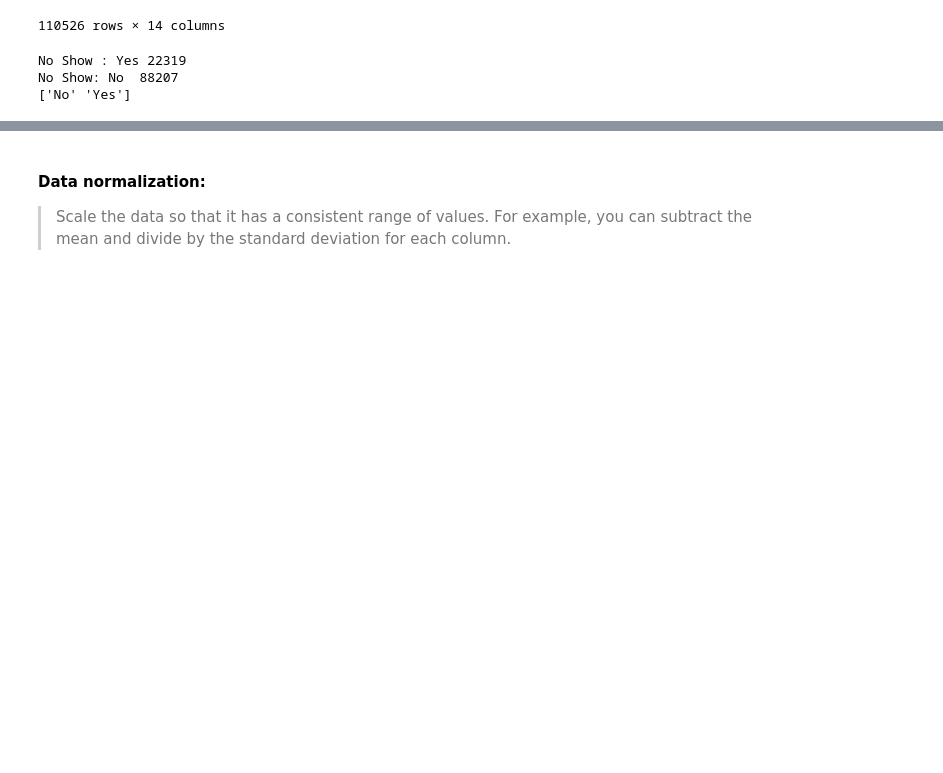
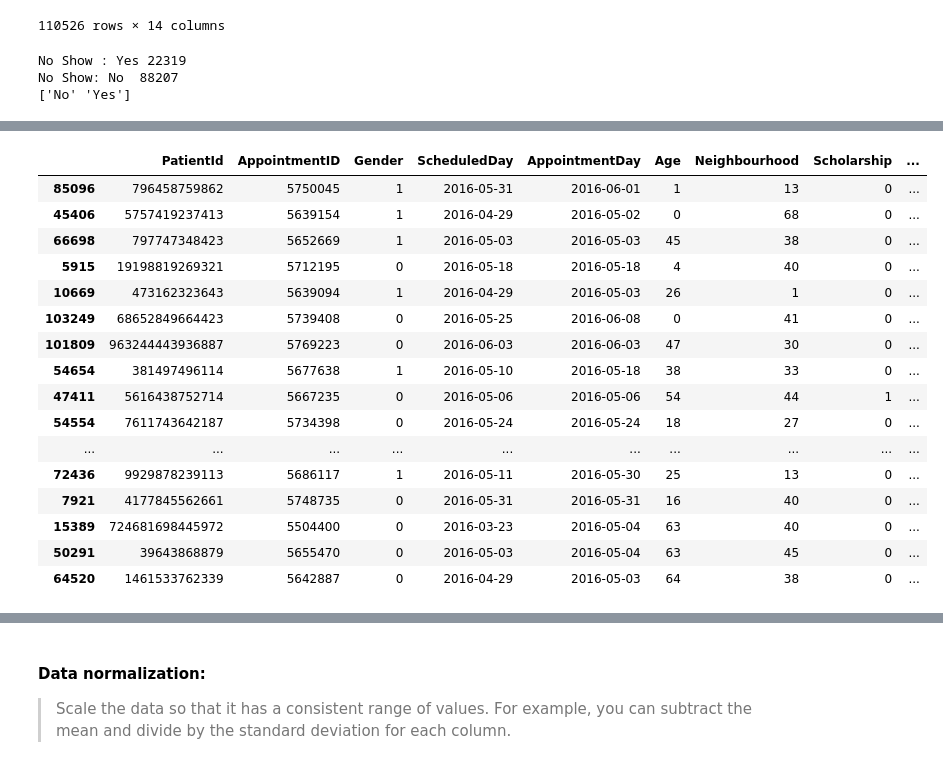
Before and after one commit to philipobiorah/no_show_appointments, a Jupyter notebook: No_show_appointments.ipynb, the cells around one changed output, grey strips where cells are left out. Drawn from its saved outputs; the diff is of its cells as text; code cells hidden in the pictures; blank space fills up the shorter version.

```diff
--- a/No_show_appointments.ipynb
+++ b/No_show_appointments.ipynb
@@ -348,0 +421,4 @@ No Show: No  88207
+# %%
+#Extract date from ScheduledDay and AppointmentDay
+df_clean['ScheduledDay'] = df_clean['ScheduledDay'].dt.date
+df_clean['AppointmentDay'] = df_clean['AppointmentDay'].dt.date
@@ -348,0 +443,6 @@ No Show: No  88207
+# %%
+# Encode categorical variables
+
+label_encoder = LabelEncoder()
+df_clean['Gender'] = label_encoder.fit_transform(df_clean['Gender'])
+df_clean['Neighbourhood'] = label_encoder.fit_transform(df_clean['Neighbourhood'])
@@ -348,0 +519,48 @@ No Show: No  88207
+# %%
+
+
+# Extract the `ScheduledDay` and `AppointmentDay` columns
+scheduled_day = pd.to_datetime(df_clean['ScheduledDay'])
+appointment_day = pd.to_datetime(df_clean['AppointmentDay'])
+
+# Calculate the difference between the two dates
+diff_days = (appointment_day - scheduled_day).dt.days
+
+# Create a new feature called `DaysUntilAppointment`
+df_clean['DaysUntilAppointment'] = diff_days
+
+# Calculate the day of the week for both dates
+scheduled_day_weekday = scheduled_day.dt.weekday
+appointment_day_weekday = appointment_day.dt.weekday
+
+# Create two new features called `ScheduledDayWeekday` and `AppointmentDayWeekday`
+df_clean['ScheduledDayWeekday'] = scheduled_day_weekday
+df_clean['AppointmentDayWeekday'] = appointment_day_weekday
+
+# Calculate the time of day for both dates
+scheduled_day_time = scheduled_day.dt.time
+appointment_day_time = appointment_day.dt.time
+
+
+
+# Print the new features
+#print(df_clean[['DaysUntilAppointment', 'ScheduledDayWeekday', 'AppointmentDayWeekday', 'ScheduledDayTime', 'AppointmentDayTime']])
+df_clean.sample(20)
+# %% [output]
+|  | PatientId | AppointmentID | Gender | ScheduledDay | AppointmentDay | Age | Neighbourhood | Scholarship | ... |
+| 85096 | 796458759862 | 5750045 | 1 | 2016-05-31 | 2016-06-01 | 1 | 13 | 0 | ... |
+| 45406 | 5757419237413 | 5639154 | 1 | 2016-04-29 | 2016-05-02 | 0 | 68 | 0 | ... |
+| 66698 | 797747348423 | 5652669 | 1 | 2016-05-03 | 2016-05-03 | 45 | 38 | 0 | ... |
+| 5915 | 19198819269321 | 5712195 | 0 | 2016-05-18 | 2016-05-18 | 4 | 40 | 0 | ... |
+| 10669 | 473162323643 | 5639094 | 1 | 2016-04-29 | 2016-05-03 | 26 | 1 | 0 | ... |
+| 103249 | 68652849664423 | 5739408 | 0 | 2016-05-25 | 2016-06-08 | 0 | 41 | 0 | ... |
+| 101809 | 963244443936887 | 5769223 | 0 | 2016-06-03 | 2016-06-03 | 47 | 30 | 0 | ... |
+| 54654 | 381497496114 | 5677638 | 1 | 2016-05-10 | 2016-05-18 | 38 | 33 | 0 | ... |
+| 47411 | 5616438752714 | 5667235 | 0 | 2016-05-06 | 2016-05-06 | 54 | 44 | 1 | ... |
+| 54554 | 7611743642187 | 5734398 | 0 | 2016-05-24 | 2016-05-24 | 18 | 27 | 0 | ... |
+| ... | ... | ... | ... | ... | ... | ... | ... | ... | ... |
+| 72436 | 9929878239113 | 5686117 | 1 | 2016-05-11 | 2016-05-30 | 25 | 13 | 0 | ... |
+| 7921 | 4177845562661 | 5748735 | 0 | 2016-05-31 | 2016-05-31 | 16 | 40 | 0 | ... |
+| 15389 | 724681698445972 | 5504400 | 0 | 2016-03-23 | 2016-05-04 | 63 | 40 | 0 | ... |
+| 50291 | 39643868879 | 5655470 | 0 | 2016-05-03 | 2016-05-04 | 63 | 45 | 0 | ... |
+| 64520 | 1461533762339 | 5642887 | 0 | 2016-04-29 | 2016-05-03 | 64 | 38 | 0 | ... |
```
Also changed, not shown: parts of 31 cells of this notebook.
